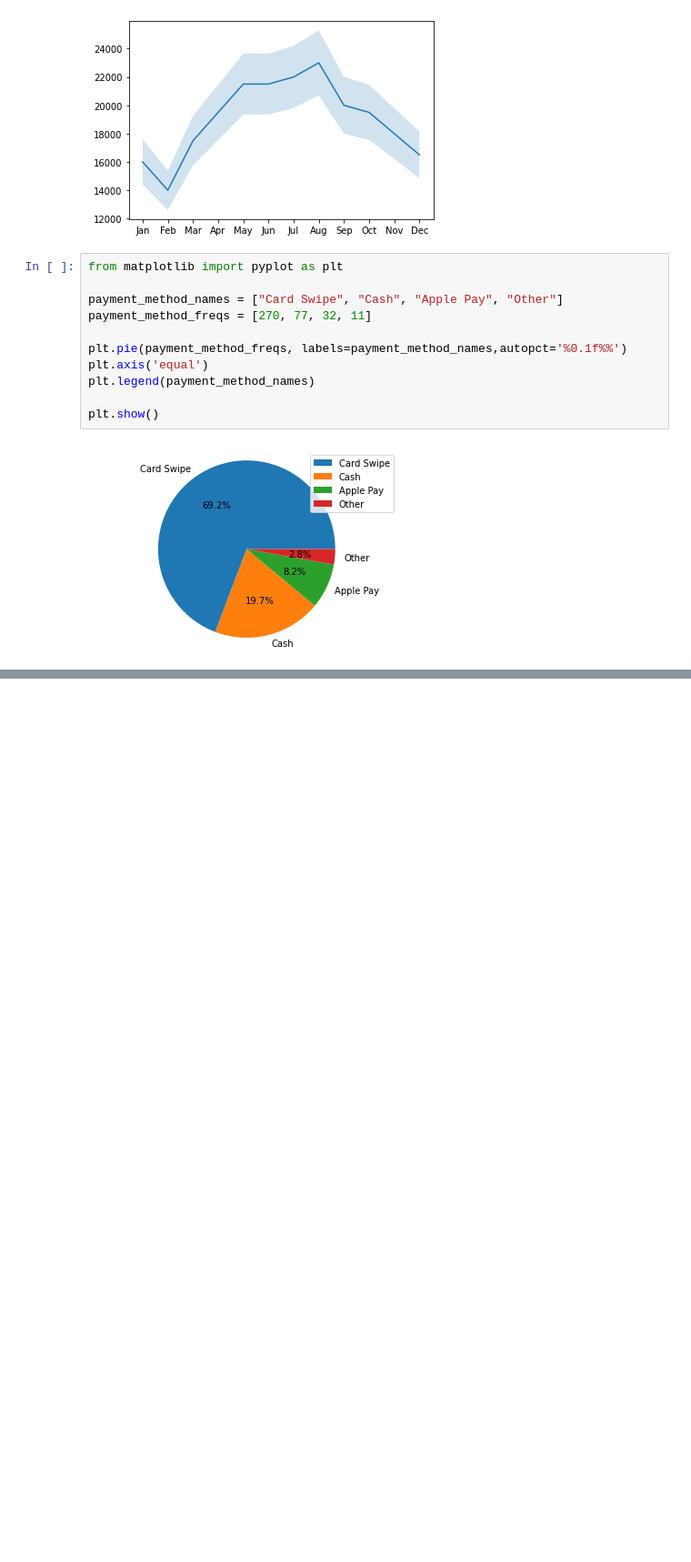
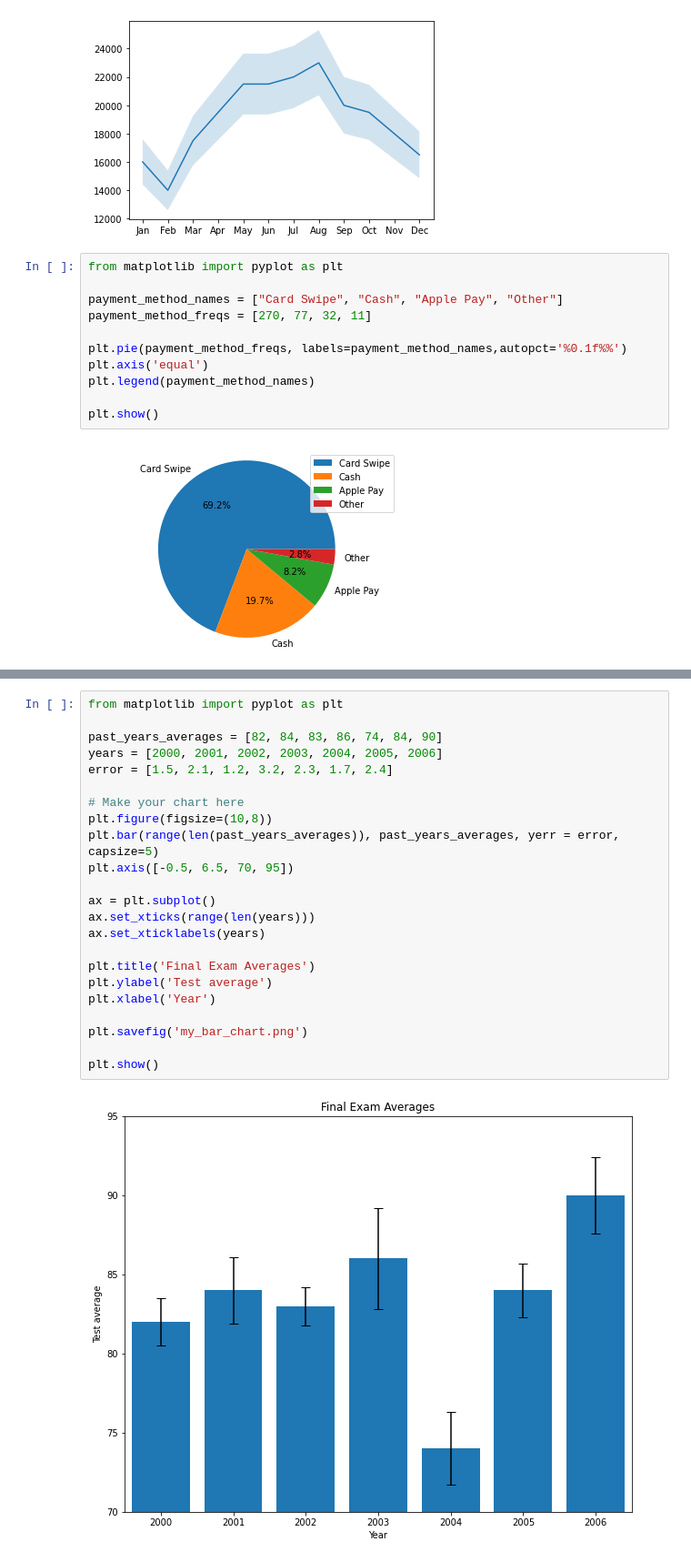
Before and after one commit to tamayoram/DataScienceCodecademy, a Jupyter notebook: VisualizeData.ipynb, the cells around one changed output, grey strips where cells are left out. Shown: that part at 91% size. Drawn from its saved outputs; the diff is of its cells as text; blank space fills up the shorter version.

```diff
--- a/VisualizeData.ipynb
+++ b/VisualizeData.ipynb
@@ -488,0 +519,25 @@ plt.show()
+# %%
+from matplotlib import pyplot as plt
+
+past_years_averages = [82, 84, 83, 86, 74, 84, 90]
+years = [2000, 2001, 2002, 2003, 2004, 2005, 2006]
+error = [1.5, 2.1, 1.2, 3.2, 2.3, 1.7, 2.4]
+
+# Make your chart here
+plt.figure(figsize=(10,8))
+plt.bar(range(len(past_years_averages)), past_years_averages, yerr = error, capsize=5)
+plt.axis([-0.5, 6.5, 70, 95])
+
+ax = plt.subplot()
+ax.set_xticks(range(len(years)))
+ax.set_xticklabels(years)
+
+plt.title('Final Exam Averages')
+plt.ylabel('Test average')
+plt.xlabel('Year')
+
+plt.savefig('my_bar_chart.png')
+
+plt.show()
+# %% [output]
+[figure, added]
```
Also changed, not shown: parts of 17 cells of this notebook.
